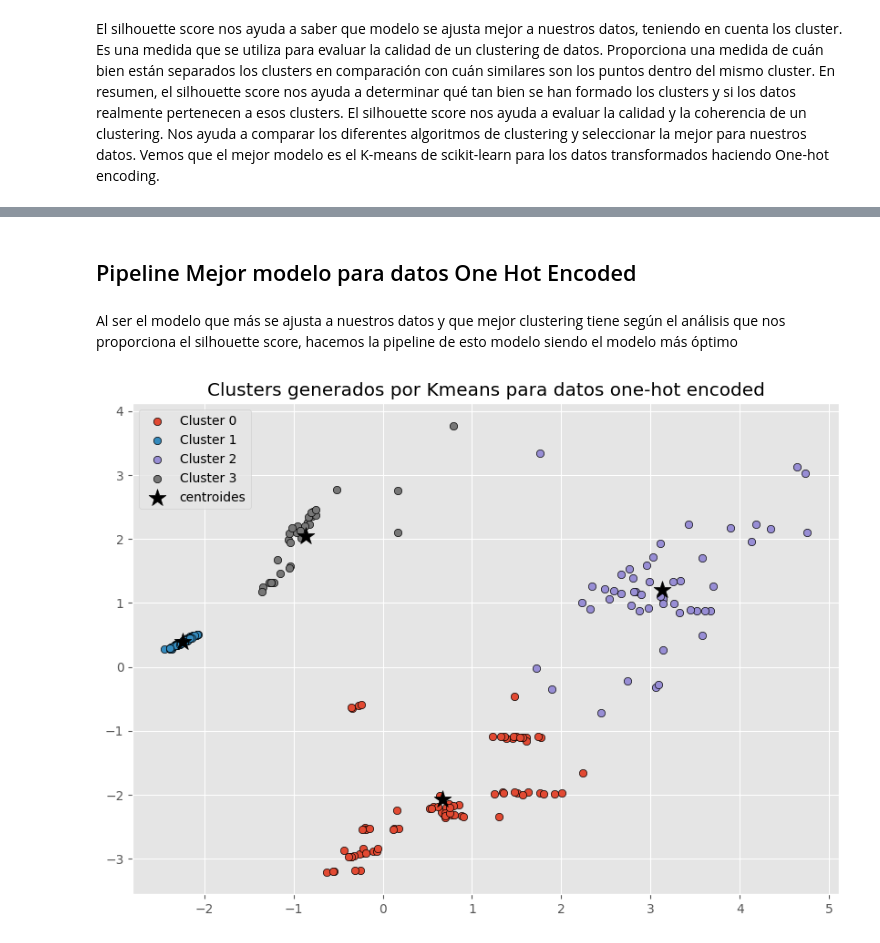
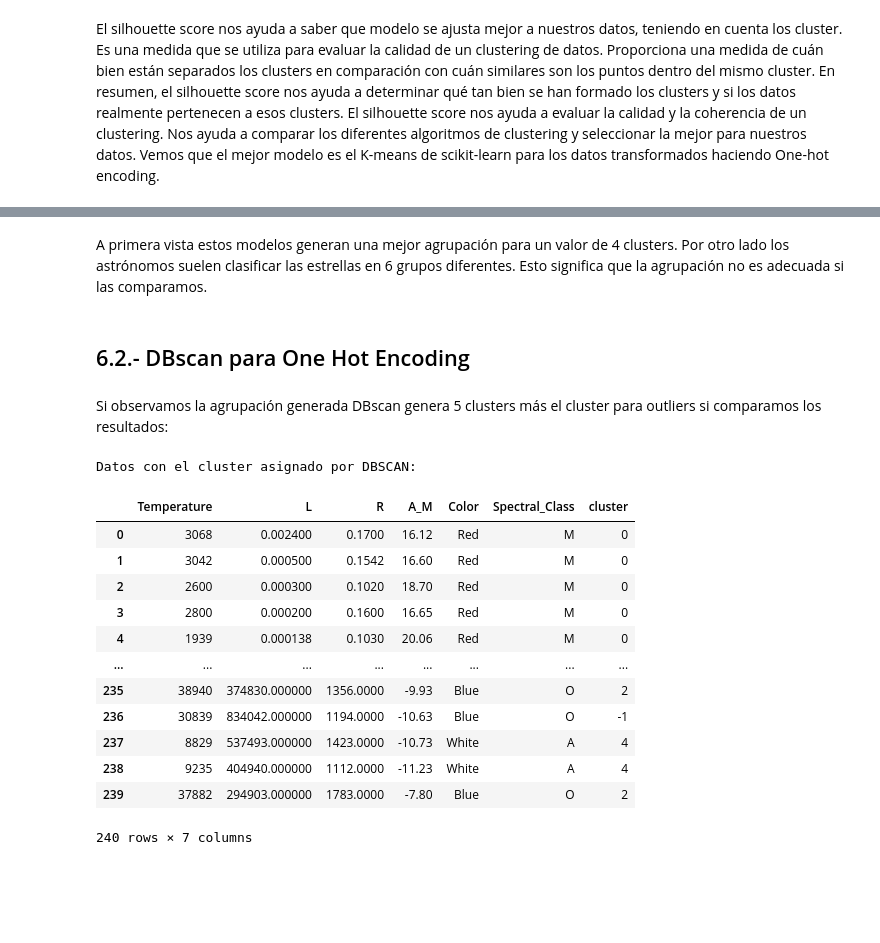
Before and after one commit to RaulCarrero02/G23.P2.100451286.100472334, a Jupyter notebook: kmean.ipynb, the cells around one changed output, grey strips where cells are left out. Saved outputs shown, nothing was run; the diff lists cells and outputs as text; code cells hidden in the pictures; blank space fills up the shorter version.

```diff
--- a/kmean.ipynb
+++ b/kmean.ipynb
@@ -744,12 +765,14 @@ start = time.time()
 dbscan = DBSCAN(eps=0.7, metric= 'euclidean')
 dbscan.fit(X_one_hot_pca)
 
+end = time.time()
+
 # Show the silhouette score
 silhouette_dbscan = silhouette_score(X_one_hot_pca, dbscan.labels_)
 
-end = time.time()
 # Representamos los resultados
 labels = dbscan.labels_
+dbscan_OHE_labels = labels
 
 # show clusters
 plt.figure(figsize=(10, 7))
@@ -1014,43 +1118,30 @@ El silhouette score nos ayuda a saber que modelo se ajusta mejor a nuestros dato
+# %% [markdown]
+A primera vista estos modelos generan una mejor agrupación para un valor de 4 clusters. Por otro lado los astrónomos suelen clasificar las estrellas en 6 grupos diferentes. Esto significa que la agrupación no es adecuada si las comparamos.
 # %% [markdown]
-## Pipeline Mejor modelo para datos One Hot Encoded
+## 6.2.- DBscan para One Hot Encoding
-# %% [markdown]
-Al ser el modelo que más se ajusta a nuestros datos y que mejor clustering tiene según el análisis que nos proporciona el silhouette score, hacemos la pipeline de esto modelo siendo el modelo más óptimo
-# %%
-# pipeline del kmean de sci-kit learn para los datos one hot encoded
-
-from sklearn.pipeline import Pipeline
-
-# Creamos la pipeline
-kmeans_pipeline = Pipeline([
-    ('scaler', StandardScaler()),
-    ('pca', PCA(n_components=2)),
-    ('kmeans', KMeans(n_clusters=4, random_state=23))
-])
-
-# Entrenamos la pipeline y los resultados
-kmeans_pipeline.fit(one_hot_df)
-y_predict = kmeans_pipeline.fit_predict(one_hot_df)
-plt.figure(figsize=(10, 7))
-for i in np.unique(y_predict):
-    plt.scatter(
-        x = X_one_hot_pca[y_predict == i, 0],
-        y = X_one_hot_pca[y_predict == i, 1],
-        c = plt.rcParams['axes.prop_cycle'].by_key()['color'][i % len(plt.rcParams['axes.prop_cycle'].by_key()['color'])],
-        marker    = 'o',
-        edgecolor = 'black',
-        label= f"Cluster {i}"
-    )
-
-plt.scatter(
-    x = kmeans_pipeline.named_steps['kmeans'].cluster_centers_[:, 0],
-    y = kmeans_pipeline.named_steps['kmeans'].cluster_centers_[:, 1],
-    c = 'black',
-    s = 200,
-    marker = '*',
-    label  = 'centroides'
-)
-plt.title('Clusters generados por Kmeans para datos one-hot encoded')
-plt.legend()
-plt.show()
-# %% [output]
-[figure, removed]
+# %% [markdown]
+Si observamos la agrupación generada DBscan genera 5 clusters más el cluster para outliers si comparamos los resultados:
+# %%
+# Add to the dataframe the cluster column
+dbscan_OHE_df = data_df.copy()
+
+dbscan_OHE_df['cluster'] = dbscan_OHE_labels
+
+# Show the results
+print("Datos con el cluster asignado por DBSCAN:")
+display(dbscan_OHE_df)
+# %% [output]
+Datos con el cluster asignado por DBSCAN:
+|  | Temperature | L | R | A_M | Color | Spectral_Class | cluster |
+| 0 | 3068 | 0.002400 | 0.1700 | 16.12 | Red | M | 0 |
+| 1 | 3042 | 0.000500 | 0.1542 | 16.60 | Red | M | 0 |
+| 2 | 2600 | 0.000300 | 0.1020 | 18.70 | Red | M | 0 |
+| 3 | 2800 | 0.000200 | 0.1600 | 16.65 | Red | M | 0 |
+| 4 | 1939 | 0.000138 | 0.1030 | 20.06 | Red | M | 0 |
+| ... | ... | ... | ... | ... | ... | ... | ... |
+| 235 | 38940 | 374830.000000 | 1356.0000 | -9.93 | Blue | O | 2 |
+| 236 | 30839 | 834042.000000 | 1194.0000 | -10.63 | Blue | O | -1 |
+| 237 | 8829 | 537493.000000 | 1423.0000 | -10.73 | White | A | 4 |
+| 238 | 9235 | 404940.000000 | 1112.0000 | -11.23 | White | A | 4 |
+| 239 | 37882 | 294903.000000 | 1783.0000 | -7.80 | Blue | O | 2 |
+240 rows × 7 columns
```
Also changed, not shown: parts of 38 cells of this notebook.
